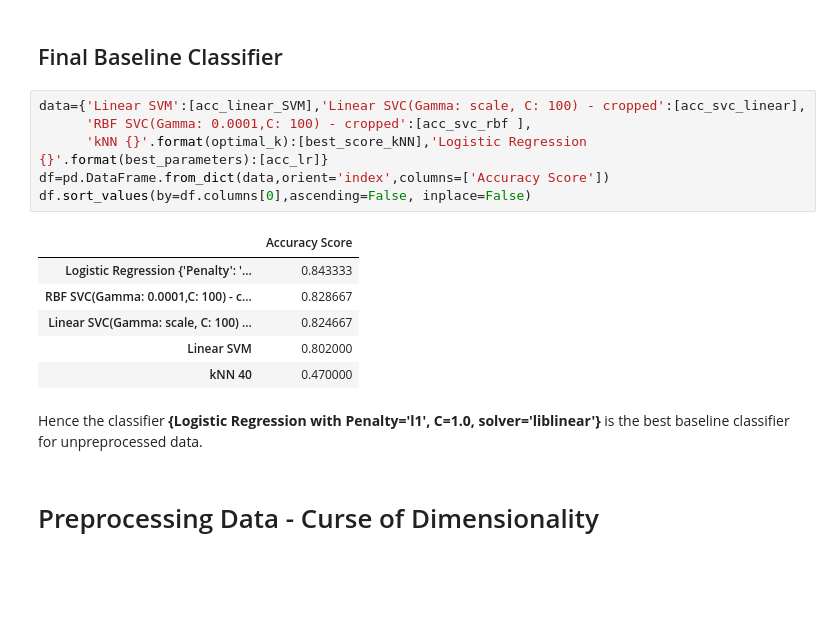
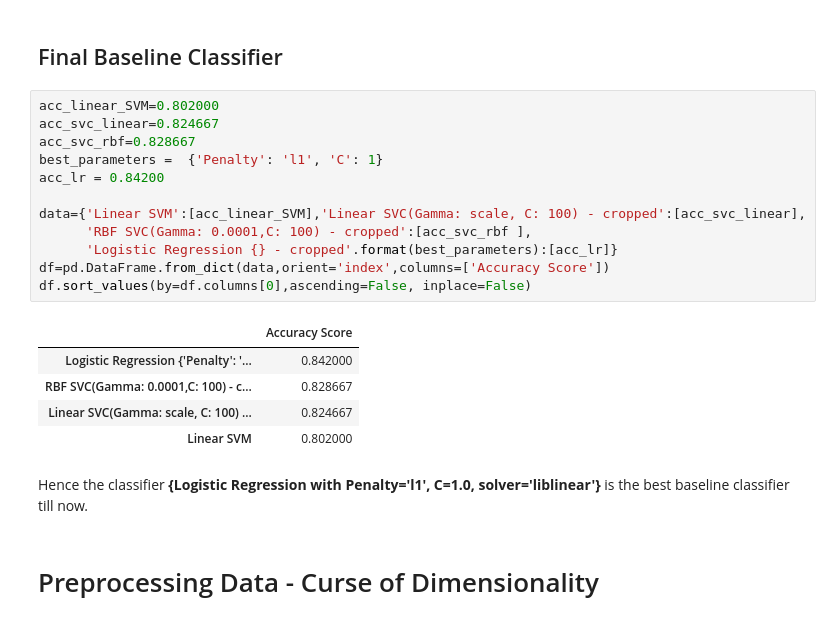
Before and after one commit to xeniakal/AMLS_20-21_SN20159465, a Jupyter notebook: B2/EyeColorRecognition.ipynb, the cells around one changed output. Cells and saved outputs as stored; diff of their text form; blank space fills up the shorter version.

```diff
--- a/B2/EyeColorRecognition.ipynb
+++ b/B2/EyeColorRecognition.ipynb
@@ -680,20 +587,25 @@ Accuracy Score:  84.333%
 # %% [markdown]
 ## Final Baseline Classifier
 # %%
+acc_linear_SVM=0.802000
+acc_svc_linear=0.824667
+acc_svc_rbf=0.828667
+best_parameters =  {'Penalty': 'l1', 'C': 1}
+acc_lr = 0.84200
+
 data={'Linear SVM':[acc_linear_SVM],'Linear SVC(Gamma: scale, C: 100) - cropped':[acc_svc_linear],
       'RBF SVC(Gamma: 0.0001,C: 100) - cropped':[acc_svc_rbf ],
-      'kNN {}'.format(optimal_k):[best_score_kNN],'Logistic Regression {}'.format(best_parameters):[acc_lr]}
+      'Logistic Regression {} - cropped'.format(best_parameters):[acc_lr]}
 df=pd.DataFrame.from_dict(data,orient='index',columns=['Accuracy Score'])
 df.sort_values(by=df.columns[0],ascending=False, inplace=False)
 # %% [output]
 |  | Accuracy Score |
-| Logistic Regression {'Penalty': '... | 0.843333 |
+| Logistic Regression {'Penalty': '... | 0.842000 |
 | RBF SVC(Gamma: 0.0001,C: 100) - c... | 0.828667 |
 | Linear SVC(Gamma: scale, C: 100) ... | 0.824667 |
 | Linear SVM | 0.802000 |
-| kNN 40 | 0.470000 |
 # %% [markdown]
-Hence the classifier **{Logistic Regression with Penalty='l1', C=1.0, solver='liblinear'}** is the best baseline classifier for unpreprocessed data.
+Hence the classifier **{Logistic Regression with Penalty='l1', C=1.0, solver='liblinear'}** is the best baseline classifier till now.
 # %% [markdown]
 # Preprocessing Data - Curse of Dimensionality
 # %% [markdown]
```
Also changed, not shown: parts of 30 cells of this notebook, 7 other files.
